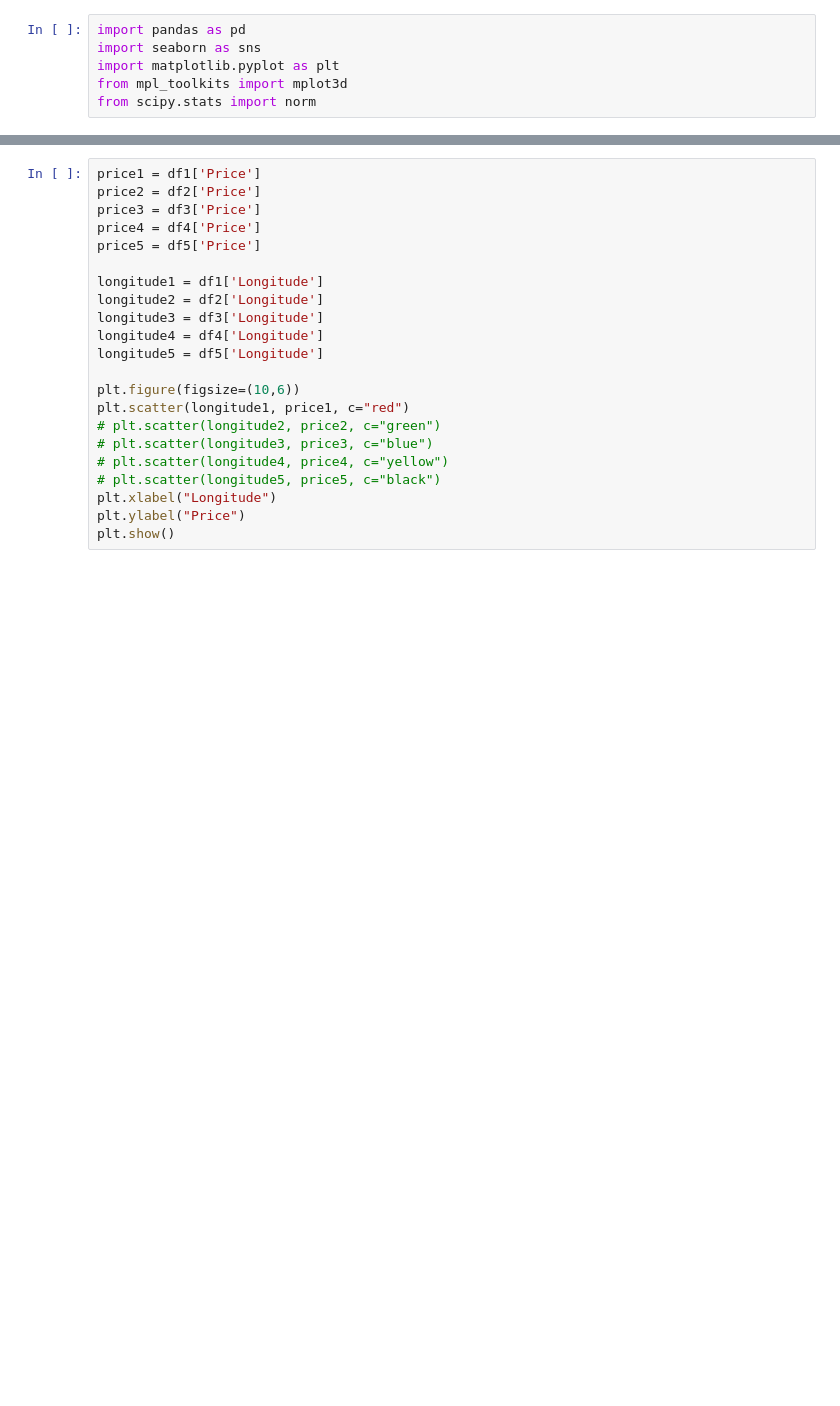
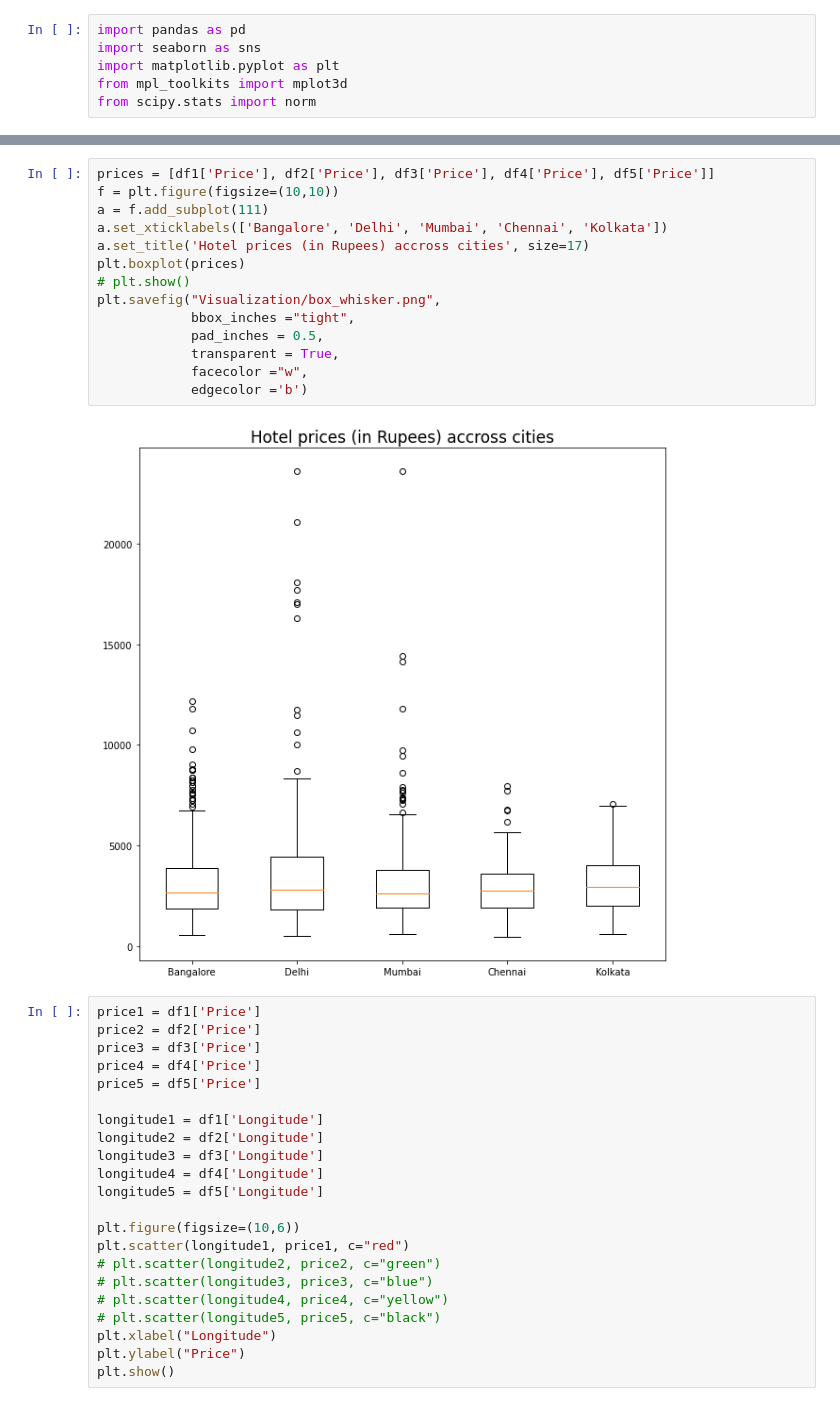
Before and after one commit to msoumyakant14/Hotel-Pricing-Analysis, a Jupyter notebook: visualization.ipynb, the cells around one changed output, grey strips where cells are left out. Saved outputs shown, nothing was run; the diff lists cells and outputs as text; blank space fills up the shorter version.

```diff
--- a/visualization.ipynb
+++ b/visualization.ipynb
@@ -27,3 +35,19 @@ plt.show()
+# %%
+prices = [df1['Price'], df2['Price'], df3['Price'], df4['Price'], df5['Price']]
+f = plt.figure(figsize=(10,10))
+a = f.add_subplot(111)
+a.set_xticklabels(['Bangalore', 'Delhi', 'Mumbai', 'Chennai', 'Kolkata'])
+a.set_title('Hotel prices (in Rupees) accross cities', size=17)
+plt.boxplot(prices)
+# plt.show()
+plt.savefig("Visualization/box_whisker.png",
+            bbox_inches ="tight",
+            pad_inches = 0.5,
+            transparent = True,
+            facecolor ="w",
+            edgecolor ='b')
+# %% [output]
+[figure, added]
 # %%
 price1 = df1['Price']
 price2 = df2['Price']
```
Also changed, not shown: parts of 4 cells of this notebook, 3 other files.
